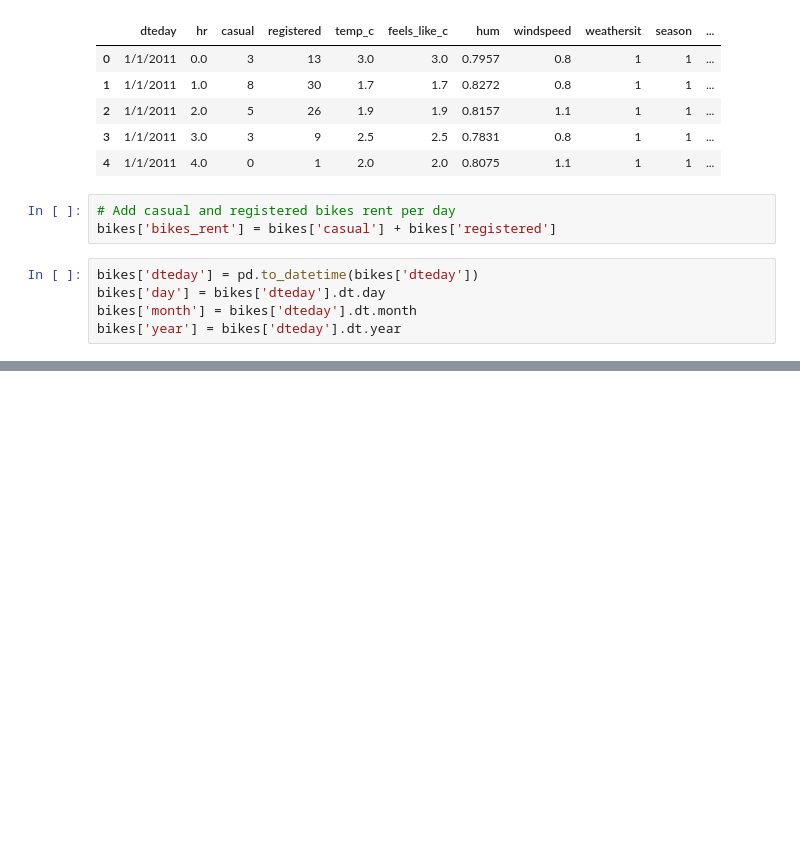
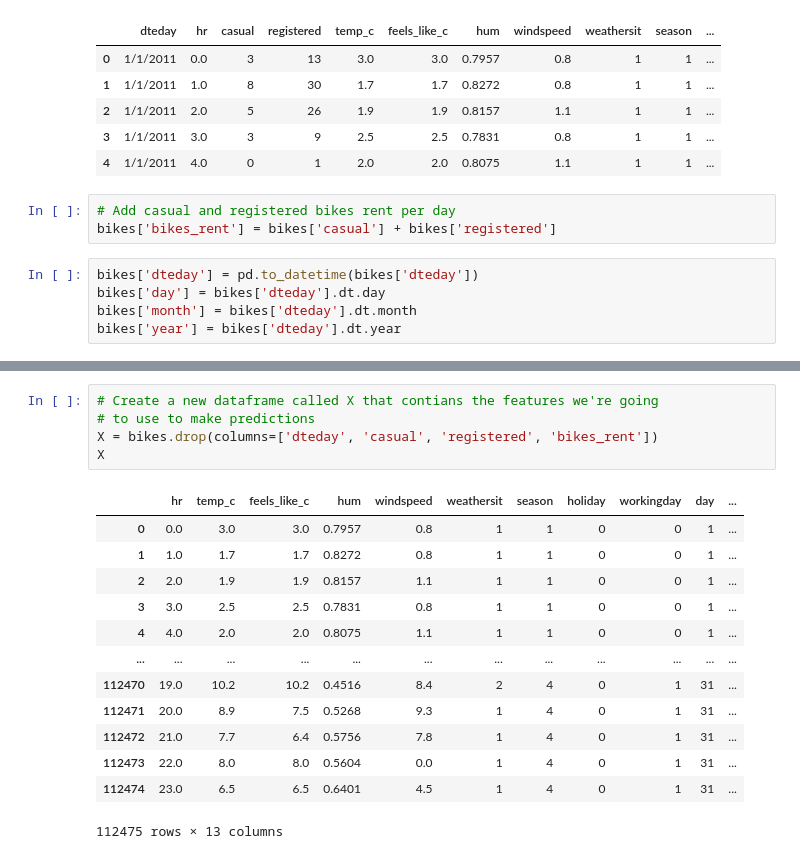
Before and after one commit to jrfanfan/Android_temp_con, a Jupyter notebook: notebooks/starter_bikes.ipynb, the cells around one changed output, grey strips where cells are left out. Saved outputs shown, nothing was run; the diff lists cells and outputs as text; blank space fills up the shorter version.

```diff
--- a/notebooks/starter_bikes.ipynb
+++ b/notebooks/starter_bikes.ipynb
@@ -47,0 +62,19 @@ bikes
+# %%
+# Create a new dataframe called X that contians the features we're going
+# to use to make predictions
+X = bikes.drop(columns=['dteday', 'casual', 'registered', 'bikes_rent'])
+X
+# %% [output]
+|  | hr | temp_c | feels_like_c | hum | windspeed | weathersit | season | holiday | workingday | day | ... |
+| 0 | 0.0 | 3.0 | 3.0 | 0.7957 | 0.8 | 1 | 1 | 0 | 0 | 1 | ... |
+| 1 | 1.0 | 1.7 | 1.7 | 0.8272 | 0.8 | 1 | 1 | 0 | 0 | 1 | ... |
+| 2 | 2.0 | 1.9 | 1.9 | 0.8157 | 1.1 | 1 | 1 | 0 | 0 | 1 | ... |
+| 3 | 3.0 | 2.5 | 2.5 | 0.7831 | 0.8 | 1 | 1 | 0 | 0 | 1 | ... |
+| 4 | 4.0 | 2.0 | 2.0 | 0.8075 | 1.1 | 1 | 1 | 0 | 0 | 1 | ... |
+| ... | ... | ... | ... | ... | ... | ... | ... | ... | ... | ... | ... |
+| 112470 | 19.0 | 10.2 | 10.2 | 0.4516 | 8.4 | 2 | 4 | 0 | 1 | 31 | ... |
+| 112471 | 20.0 | 8.9 | 7.5 | 0.5268 | 9.3 | 1 | 4 | 0 | 1 | 31 | ... |
+| 112472 | 21.0 | 7.7 | 6.4 | 0.5756 | 7.8 | 1 | 4 | 0 | 1 | 31 | ... |
+| 112473 | 22.0 | 8.0 | 8.0 | 0.5604 | 0.0 | 1 | 4 | 0 | 1 | 31 | ... |
+| 112474 | 23.0 | 6.5 | 6.5 | 0.6401 | 4.5 | 1 | 4 | 0 | 1 | 31 | ... |
+112475 rows × 13 columns
```
Also changed, not shown: parts of 2 cells of this notebook.
